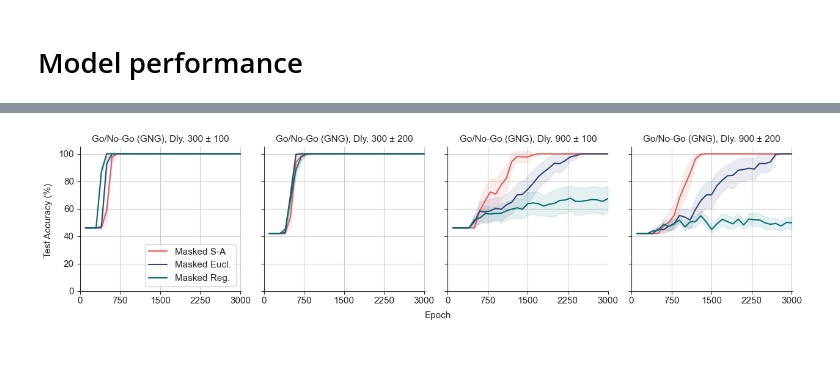
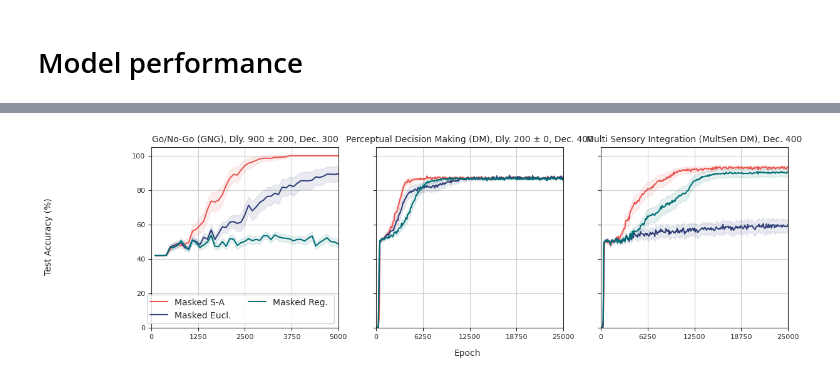
Before and after one commit to LindenParkesLab/neuro_rnn, a Jupyter notebook: scripts/results_rnn_accuracy.ipynb, the cells around one changed output, grey strips where cells are left out. Cells and saved outputs as stored; diff of their text form; code cells hidden in the pictures; blank space fills up the shorter version.

Commit message:
Added training data for gng and pdm after changing weight init.

```diff
--- a/scripts/results_rnn_accuracy.ipynb
+++ b/scripts/results_rnn_accuracy.ipynb
@@ -40,7 +40,7 @@ if sys.platform == 'darwin':
 elif sys.platform == 'linux':
     if username == 'ab2792':
         datadir = '/home/ab2792/software/snaplab_github/neuro_rnn/data'
-        modeldir = '/home/ab2792/data/neuro_rnn/results/pytorch/model'
+        modeldir = '/home/ab2792/data/neuro_rnn/results/pytorch/model/20241114'
         outdir = modeldir
     elif username == 'lindenmp':
         datadir = '/home/lindenmp/research_projects/neuro_rnn/data'
@@ -49,12 +49,12 @@ elif sys.platform == 'linux':
 
 check_only = False
 verbose = True
-save_figs = False
+save_figs = True
 
 # are we plotting results for all tasks?
 rows_to_plot = []
 # rows_to_plot = [103]
-# rows_to_plot = list(np.arange(103))
+# rows_to_plot = list(np.arange(36,54))
 # rows_to_plot = list(np.concatenate((np.arange(30),np.arange(45,60))))
 
 # model_params_file = os.path.join(datadir, 'model_params_gng_5x5_a_rescale.csv')
@@ -63,10 +63,13 @@ rows_to_plot = []
 # model_params_file = os.path.join(datadir, 'model_params_gng_5x5_d_mean_001.csv')
 # model_params_file = os.path.join(datadir, 'model_params_gng_5x5_e_mean_005.csv')
 # model_params_file = os.path.join(datadir, 'model_params_gng_5x5_mean_002_500runs.csv')
-model_params_file = os.path.join(datadir, 'test_models.csv')
+# model_params_file = os.path.join(datadir, 'model_params_pdm_3x6_mean_002_100runs.csv')
+# model_params_file = os.path.join(datadir, 'test_models.csv')
+model_params_file = os.path.join(datadir, 'model_params_gng_pdm_100runs.csv')
 
 model_params, task_names, n_tasks, kernel_labels, n_kernels = utils.get_params_dataframe(model_params_file, rows=rows_to_plot, verbose=verbose)
 n_models = len(model_params)
+# if verbose:
 model_params
 # %% [output]
 Tasks:
@@ -108,12 +108,12 @@ if check_only:
     found_count = 0
     for model_idx in range(n_models):
         this = model_params.iloc[model_idx]
-        file_path = os.path.join(modeldir, this.file_str + '_outputs.h5')
+        file_path = os.path.join(modeldir, this.file_str_outputs)
         file_exists = os.path.isfile(file_path)
         if file_exists:
             found_count += 1
         else:
-            print(f'Not found ... {this.file_str} ({model_idx})')
+            print(f'Not found ... {this.file_str_outputs} ({model_idx})')
     print(f'Found {found_count}/{n_models} files.')
 
 else:
@@ -127,7 +127,7 @@ else:
         utils.check_if_supported(task=this.task_no_modifier, modifier=this.task_modifier)
 
         # get data file name
-        file_path = os.path.join(modeldir, this.file_str + '_outputs.h5')
+        file_path = os.path.join(modeldir, this.file_str_outputs)
 
         try:
             # load data
@@ -147,16 +147,18 @@ if not check_only:
 
     # initialise figures
     size_scale = 1.25
-    font_size = int(9 * size_scale)
-    n_fig_columns = min((5, n_tasks))
+    font_size = int(8 * size_scale)
+    n_fig_columns = min((6, n_tasks))
     n_fig_rows = math.ceil( n_tasks / n_fig_columns )
-    fig_size_w = 2.5*n_fig_columns*size_scale
-    fig_size_h = 2.5*n_fig_rows*size_scale
+    fig_size_w = 3.5*n_fig_columns*size_scale
+    fig_size_h = 3*n_fig_rows*size_scale
     f_plots, ax_plots = plt.subplots(n_fig_rows, n_fig_columns, figsize=(fig_size_w,fig_size_h),
                          squeeze=True, sharex=False, sharey=True)
     f_violin, ax_violin = plt.subplots(n_fig_rows, n_fig_columns, figsize=(fig_size_w,fig_size_h),
                          squeeze=True, sharex=False, sharey=True)
-    f_diff = plt.figure(figsize=(3.5*size_scale,3.5*size_scale))
+    comparison_kernels = ['Masked Eucl.', 'Masked Reg. ', 'Masked Unreg. ']
+    f_diff, ax_diff = plt.subplots(1, len(comparison_kernels), figsize=(3.5*size_scale*len(comparison_kernels),3.5*size_scale),
+                                   squeeze=True, sharex=False, sharey=True)
     plt.rcParams['font.size'] = font_size
     xlims_plots = np.zeros(n_tasks)
     violin_bodies = []
@@ -166,6 +168,8 @@ if not check_only:
 
         # get model details
         this = model_params.iloc[model_idx]
+        n_runs = this.n_runs
+        n_runs = 85
 
         try:
 
@@ -173,8 +177,8 @@ if not check_only:
             test_accuracy_all_runs = loaded_data[model_idx]
 
             # extract accuracy from each run
-            test_accuracy = np.zeros((this.n_runs,test_accuracy_all_runs[0].shape[0]-1))
-            for run in np.arange(this.n_runs):
+            test_accuracy = np.zeros((n_runs,test_accuracy_all_runs[0].shape[0]-1))
+            for run in np.arange(n_runs):
                 test_accuracy[run,:] = test_accuracy_all_runs[run][1:] * 100
 
             n_epochs_actual = test_accuracy.shape[1] * 100
@@ -227,6 +231,7 @@ if not check_only:
 
     # set title and labels for line plots
     xlim_method = 'auto' # 'auto' or x
+    legend_ncol=2
     for task_index in np.arange(n_tasks):
         # f.axes[task_index].set_xlabel('Epochs', fontsize=font_size)
         # if task_index == 0: f.axes[task_index].set_ylabel('Test Accuracy (%)', fontsize=font_size)
@@ -240,7 +245,7 @@ if not check_only:
         f_plots.axes[task_index].set_yticks(np.arange(0,100+1,20))
         f_plots.axes[task_index].tick_params(bottom=True,left=True)
         if task_index == 0:
-            f_plots.axes[task_index].legend(loc='lower right')
+            f_plots.axes[task_index].legend(loc='lower right',ncol=legend_ncol)
         f_plots.axes[task_index].set_title(utils.get_task_label(task_names[task_index]), fontsize=font_size)
         f_plots.axes[task_index].grid()
     f_plots.text(0.51, 0.0, 'Epoch', ha='center', va='center')
@@ -256,30 +261,36 @@ if not check_only:
         f_violin.axes[task_index].set_yticks(np.arange(0,100+1,20))
         f_violin.axes[task_index].tick_params(bottom=True,left=True)
         if task_index == 0:
-            f_violin.axes[task_index].legend(violin_bodies, kernel_labels, loc='lower right')
+            f_violin.axes[task_index].legend(violin_bodies, kernel_labels, loc='lower right',ncol=legend_ncol)
         f_violin.axes[task_index].set_title(utils.get_task_label(task_names[task_index]), fontsize=font_size)
         f_violin.axes[task_index].grid()
-    f_violin.text(0.0, 0.5, ' ', ha='center', va='center', rotation='vertical')
+    # f_violin.text(0.0, 0.5, ' ', ha='center', va='center', rotation='vertical')
     f_violin.text(0.0, 0.5, 'Learning Speed (a.u.)', ha='center', va='center', rotation='vertical')
 
     # plot sa vs. eucl means
-    diff_vals = np.zeros((n_tasks,all_means[0][0].shape[0]))
-    sa_idx = kernel_labels.index('Masked S-A')
-    eucl_idx = kernel_labels.index('Masked Eucl.')
     y_min = 0
     y_max = 0
-    for task_index in range(n_tasks):
-        y = all_means[task_index][sa_idx] - all_means[task_index][eucl_idx]
-        y_min = min(y_min, min(y))
-        y_max = max(y_max, max(y))
-        plt.plot(x, y, figure=f_diff, linestyle='-', linewidth=1., color=[0,0,0], alpha=0.2)
-        diff_vals[task_index,:] = y
-    plt.plot(x, np.mean(diff_vals,axis=0), figure=f_diff, linestyle='-', linewidth=2., color=[0,0,0], alpha=1.)
-    y_lim = 1.1*(max(np.abs(y_min),np.abs(y_max)))
-    ax = f_diff.axes[0]
-    ax.set_ylim([-y_lim,y_lim])
-    ax.set_xlabel('Epoch')
-    ax.set_ylabel('Accuracy difference (%)')
+    for idx in range(len(comparison_kernels)):
+        diff_vals = np.zeros((n_tasks,all_means[0][0].shape[0]))
+        idx_a = kernel_labels.index('Masked S-A')
+        idx_b = kernel_labels.index(comparison_kernels[idx])
+        for task_index in range(n_tasks):
+            y = all_means[task_index][idx_a] - all_means[task_index][idx_b]
+            y_min = min(y_min, min(y))
+            y_max = max(y_max, max(y))
+            f_diff.axes[idx].plot(x, y, linestyle='-', linewidth=1., color=[0,0,0], alpha=0.1)
+            diff_vals[task_index,:] = y
+        f_diff.axes[idx].plot(x, np.mean(diff_vals,axis=0), linestyle='-', linewidth=2.5, color=color_palette[idx_b], alpha=1.)
+        y_lim = 1.1*(max(np.abs(y_min),np.abs(y_max)))
+        f_diff.axes[idx]
+        # f_diff.axes[idx].set_ylim([-y_lim,y_lim])
+        f_diff.axes[idx].set_xlim([0,xmax])
+        f_diff.axes[idx].tick_params(bottom=True,left=True)
+        f_diff.axes[idx].set_xticks(np.arange(0,xmax+10,int(xmax/4)))
+        f_diff.axes[idx].set_title('Masked S-A vs. ' + comparison_kernels[idx], fontsize=font_size)
+        f_diff.axes[idx].grid()
+    f_diff.text(0.51, 0.0, 'Epoch', ha='center', va='center')
+    f_diff.text(0.0, 0.5, 'Accuracy difference (%)', ha='center', va='center', rotation='vertical')
 
 
     sns.despine(fig=f_plots, offset=0, trim=False, left=False, right=True, top=True, bottom=False)
@@ -288,6 +299,7 @@ if not check_only:
 
     f_plots.tight_layout()
     f_violin.tight_layout()
+    f_diff.tight_layout()
     plt.show()
 
     # save svg
@@ -303 +316 @@ if not check_only:
-[figure, old version]
+[figure, new version]
```
Also changed, not shown: parts of 2 cells of this notebook, 1 other file.
